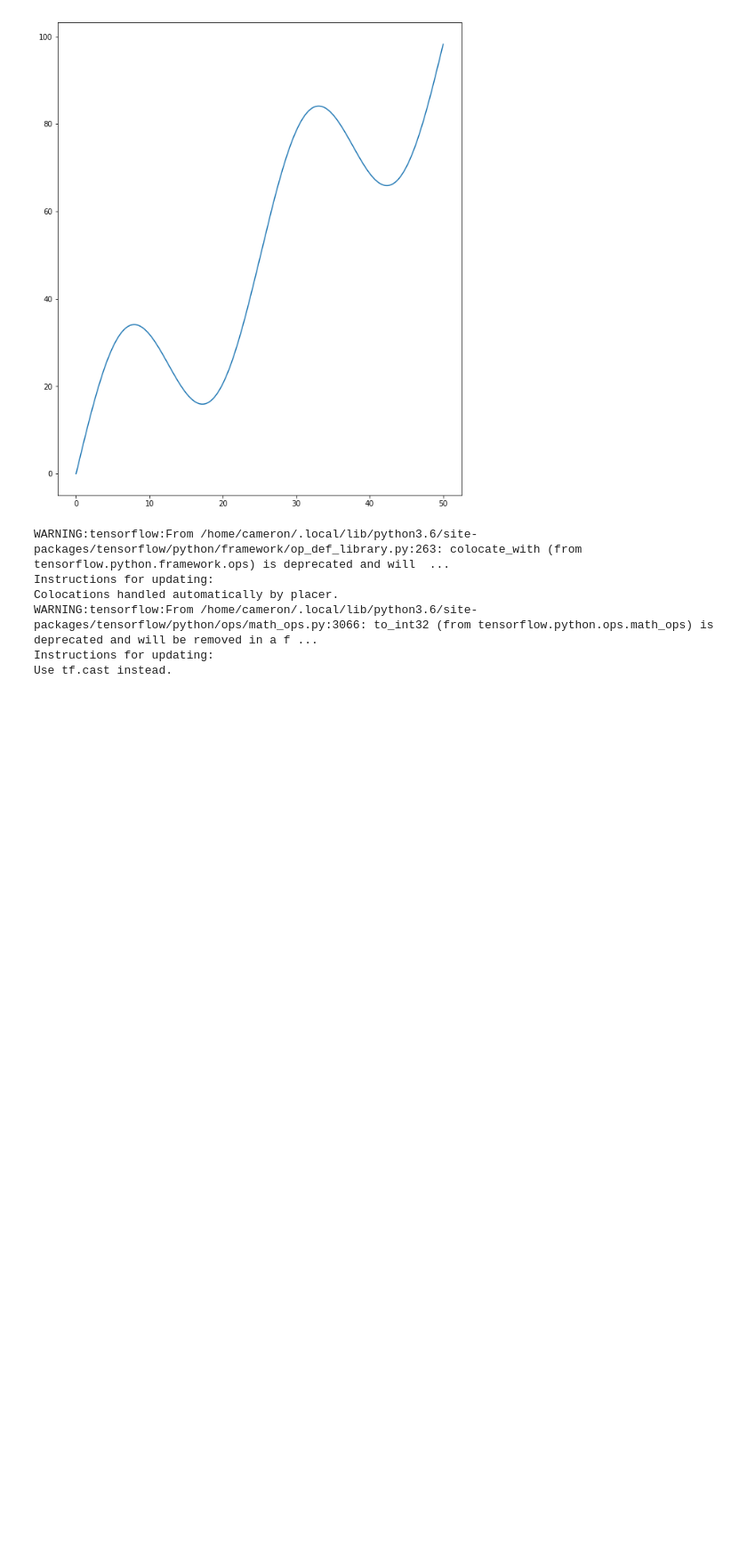
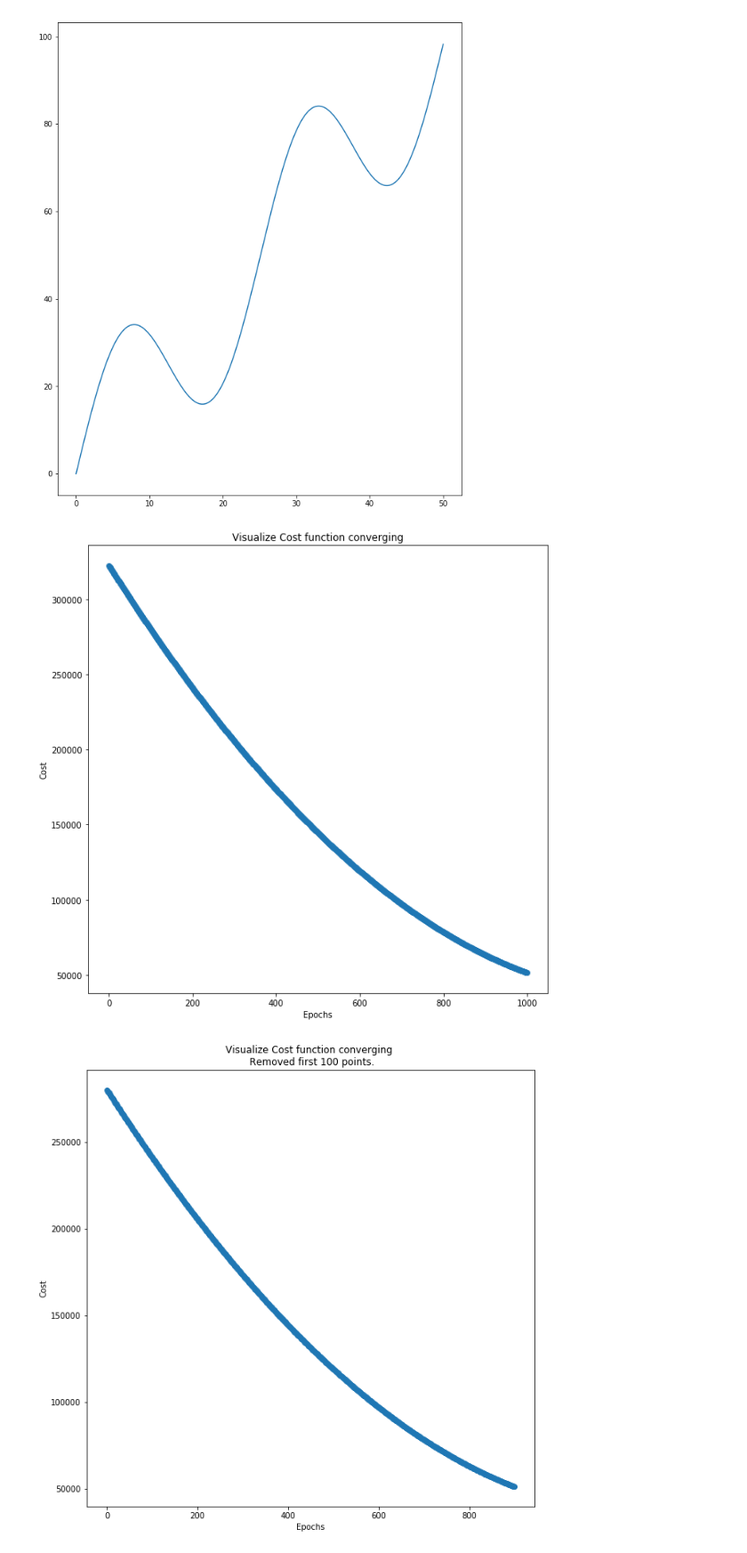
Before and after one commit to atkinsjc23/tensorflow, a Jupyter notebook: regression.ipynb, the cells around one changed output. Shown: that part at 89% size. Cells and saved outputs as stored; diff of their text form; code cells hidden in the pictures; blank space fills up the shorter version.

Commit message:
batched and fixed initial values

```diff
--- a/regression.ipynb
+++ b/regression.ipynb
@@ -16,14 +16,15 @@ plt.show()
 # %%
 learning_rate = .0001
 epochs = 1000
+batch_size = 20
 
 tf.reset_default_graph()
 
 x = tf.placeholder(tf.float32)
 y = tf.placeholder(tf.float32)
 
-m = tf.Variable(2.)
-b = tf.Variable(10.)
+m = tf.Variable(3.)
+b = tf.Variable(7.)
 
 pred = tf.add(tf.multiply(x,m),b)
 loss = tf.reduce_sum(tf.pow(tf.subtract(pred,y),2))
@@ -41,47 +42,44 @@ with tf.Session() as sess:
         perm = np.random.permutation(len(x_data))
         x_data = x_data[perm]
         y_data = y_data[perm]
-        for _x,_y in zip(x_data,y_data):
+        for index in range(total_points//batch_size):
+            _x = x_data[index*batch_size:(index+1)*batch_size]
+            _y = y_data[index*batch_size:(index+1)*batch_size]
             sess.run(optimizer, feed_dict={x:_x,y:_y})
-            learning_rate = learning_rate/10
         cost_value = sess.run(loss, feed_dict={x:x_data,y:y_data})
         cost_log.append(cost_value)
         bias_pred.append(sess.run(b))
         slope_pred.append(sess.run(m))
-# %% [output]
-WARNING:tensorflow:From /home/cameron/.local/lib/python3.6/site-packages/tensorflow/python/framework/op_def_library.py:263: colocate_with (from tensorflow.python.framework.ops) is deprecated and will  ...
-Instructions for updating:
-Colocations handled automatically by placer.
-WARNING:tensorflow:From /home/cameron/.local/lib/python3.6/site-packages/tensorflow/python/ops/math_ops.py:3066: to_int32 (from tensorflow.python.ops.math_ops) is deprecated and will be removed in a f ...
-Instructions for updating:
-Use tf.cast instead.
 # %%
 # Visualize convergence
 plt.figure(figsize=(10,10))
 plt.plot([i for i in range(epochs)],cost_log,'o')
 plt.xlabel('Epochs')
 plt.ylabel('Cost')
 plt.title('Visualize Cost function converging')
 plt.show()
 
-lop_off = 10
+lop_off = 100
 plt.figure(figsize=(10,10))
 plt.plot([i for i in range(epochs-lop_off)],cost_log[lop_off:],'o')
 plt.xlabel('Epochs')
 plt.ylabel('Cost')
 plt.title('Visualize Cost function converging \n Removed first {} points.'.format(lop_off))
 plt.show()
 
 plt.figure(figsize=(10,10))
 plt.plot([i for i in range(epochs)],slope_pred,'o')
 plt.xlabel('Epochs')
 plt.ylabel('Slope')
 plt.title('Visualize the value of slope converging')
 plt.show()
 
 plt.figure(figsize=(10,10))
 plt.plot([i for i in range(epochs)],slope_pred,'o')
 plt.xlabel('Epochs')
 plt.ylabel('bias')
 plt.title('Visualize the value of the bias converging')
 plt.show()
+# %% [output]
+[figure, added]
+[figure, added]
```
Also changed, not shown: parts of 3 cells of this notebook.
